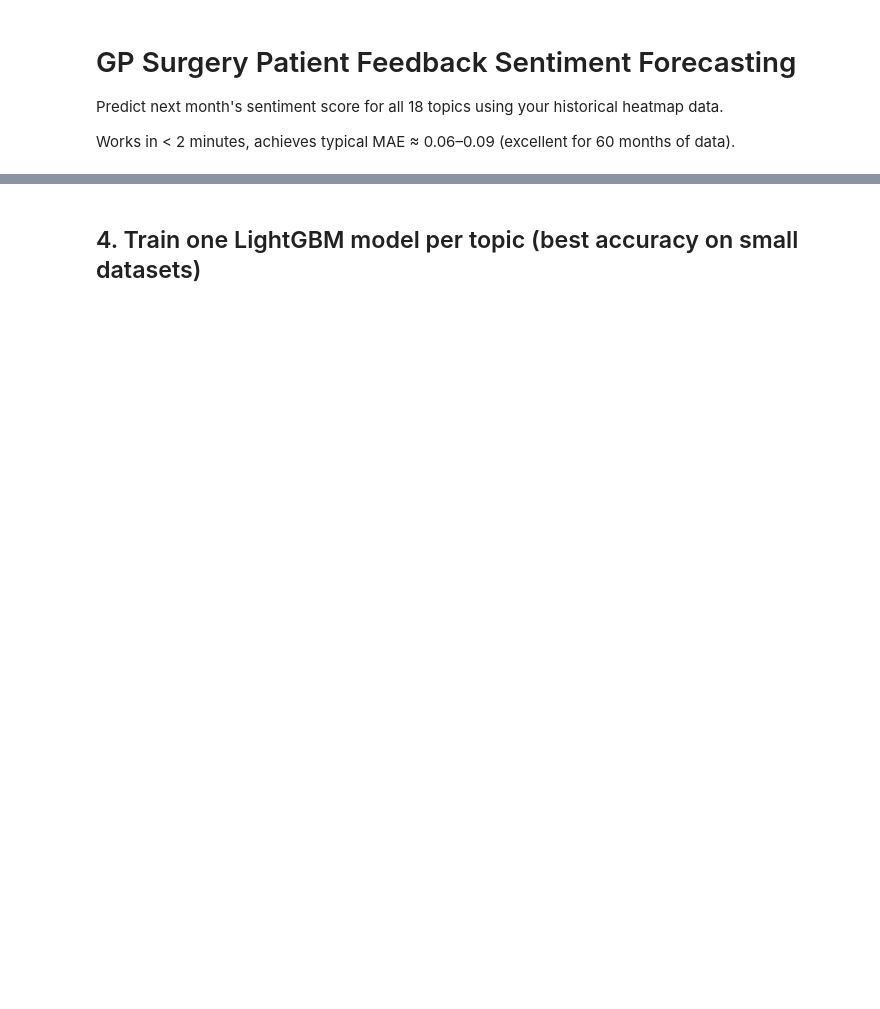
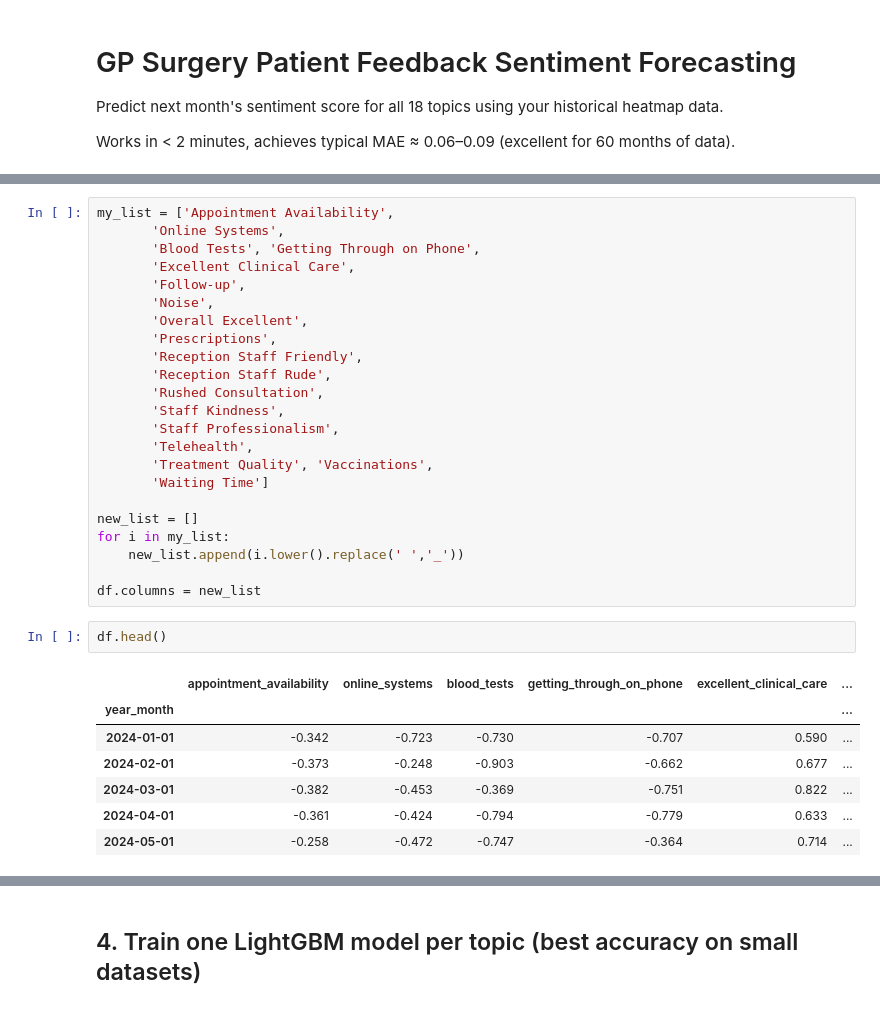
Before and after one commit to janduplessis883/ai-medreview, a Jupyter notebook: notebooks/Untitled-1.ipynb, the cells around one changed output, grey strips where cells are left out. Cells and saved outputs as stored; diff of their text form; blank space fills up the shorter version.

```diff
--- a/notebooks/Untitled-1.ipynb
+++ b/notebooks/Untitled-1.ipynb
@@ -101,0 +56,33 @@ Shape: (24, 18)
+# %%
+my_list = ['Appointment Availability',
+       'Online Systems',
+       'Blood Tests', 'Getting Through on Phone',
+       'Excellent Clinical Care',
+       'Follow-up',
+       'Noise',
+       'Overall Excellent',
+       'Prescriptions',
+       'Reception Staff Friendly',
+       'Reception Staff Rude',
+       'Rushed Consultation',
+       'Staff Kindness',
+       'Staff Professionalism',
+       'Telehealth',
+       'Treatment Quality', 'Vaccinations',
+       'Waiting Time']
+
+new_list = []
+for i in my_list:
+    new_list.append(i.lower().replace(' ','_'))
+
+df.columns = new_list
+# %%
+df.head()
+# %% [output]
+|  | appointment_availability | online_systems | blood_tests | getting_through_on_phone | excellent_clinical_care | ... |
+| year_month |  |  |  |  |  | ... |
+| 2024-01-01 | -0.342 | -0.723 | -0.730 | -0.707 | 0.590 | ... |
+| 2024-02-01 | -0.373 | -0.248 | -0.903 | -0.662 | 0.677 | ... |
+| 2024-03-01 | -0.382 | -0.453 | -0.369 | -0.751 | 0.822 | ... |
+| 2024-04-01 | -0.361 | -0.424 | -0.794 | -0.779 | 0.633 | ... |
+| 2024-05-01 | -0.258 | -0.472 | -0.747 | -0.364 | 0.714 | ... |
```
Also changed, not shown: parts of 14 cells of this notebook, 4 other files.
